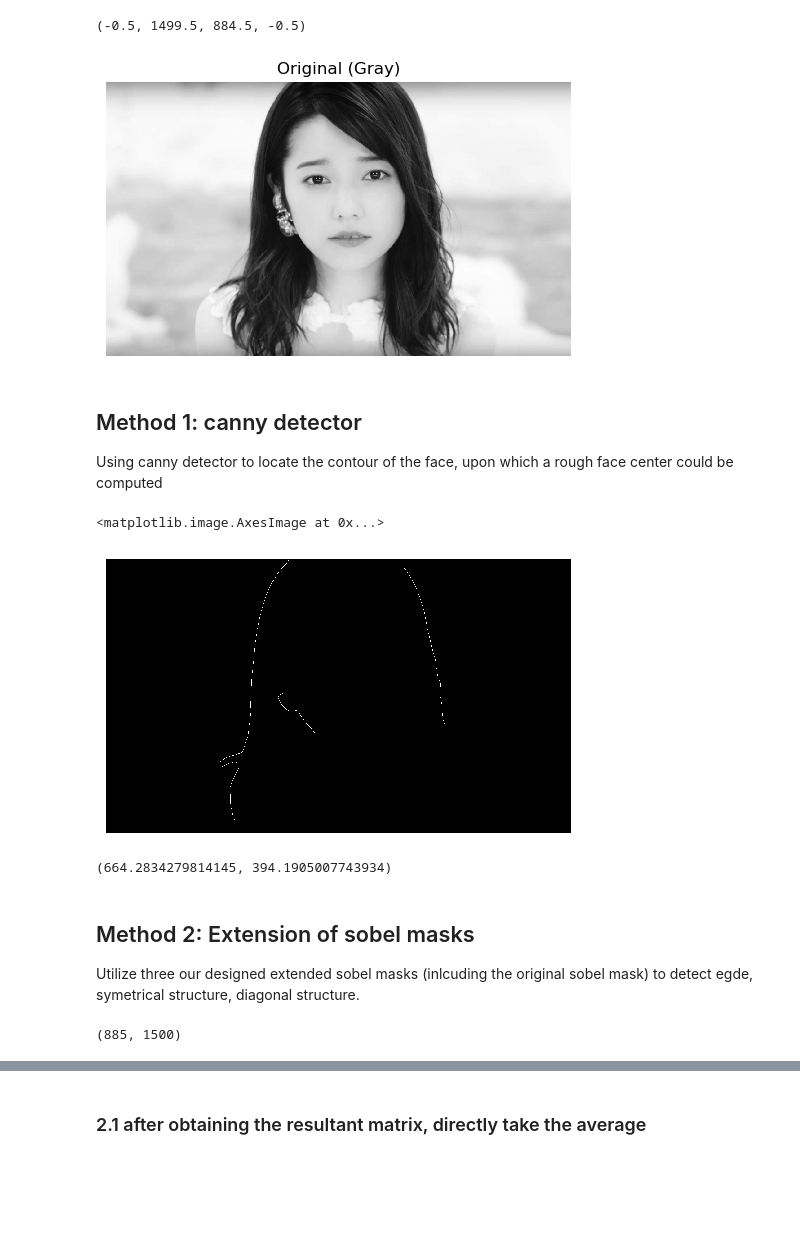
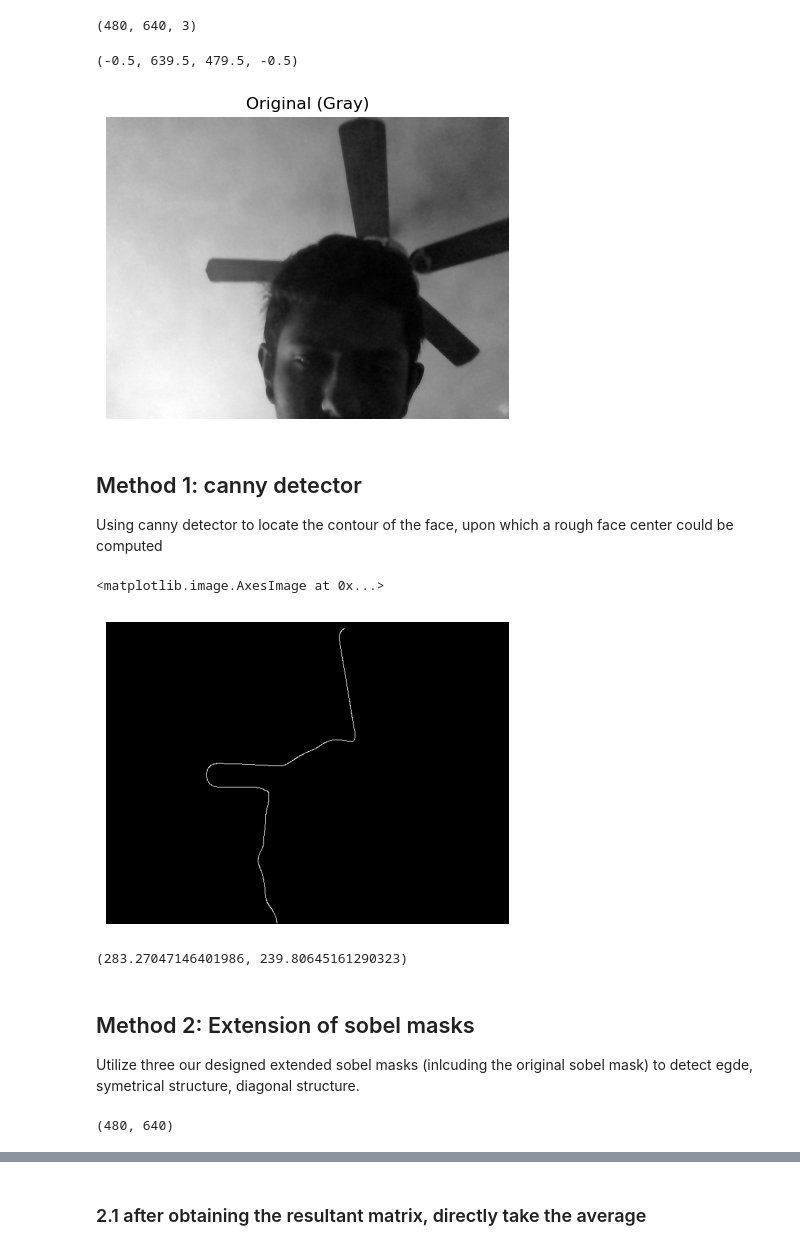
Before and after one commit to Daepak98/AutoFraming, a Jupyter notebook: FaceDetectionViaEdgeDetection_ongoing.ipynb, the cells around one changed output, grey strips where cells are left out. Saved outputs shown, nothing was run; the diff lists cells and outputs as text; code cells hidden in the pictures; blank space fills up the shorter version.

```diff
--- a/FaceDetectionViaEdgeDetection_ongoing.ipynb
+++ b/FaceDetectionViaEdgeDetection_ongoing.ipynb
@@ -31,26 +30,34 @@ original = color.rgb2gray(imread('input/paruru3.jpg'))
+# %%
+v = cv2.VideoCapture(0)
+_, original = v.read()
+v.release()
+
+# original = cv2.cvtColor(original, cv2.COLOR_RGB2GRAY)
+# %% [output]
+(480, 640, 3)
 # %%
 
 plt.imshow(original, cmap='gray')
 plt.title('Original (Gray)')
 plt.axis('off')
 # %% [output]
-(-0.5, 1499.5, 884.5, -0.5)
+(-0.5, 639.5, 479.5, -0.5)
-[figure, old version]
+[figure, new version]
 # %% [markdown]
 ## Method 1: canny detector
 Using canny detector to locate the contour of the face, upon which a rough face center could be computed
 # %%
-cannyIm = feature.canny(original,8)
+cannyIm = feature.canny(original,7)
 plt.figure()
 plt.axis('off')
 plt.imshow(cannyIm, cmap=cm.gray)
 # %% [output]
 <matplotlib.image.AxesImage at 0x...>
-[figure, old version]
+[figure, new version]
 # %%
 find_center(cannyIm)
 # %% [output]
-(664.2834279814145, 394.1905007743934)
+(283.27047146401986, 239.80645161290323)
 # %% [markdown]
 ## Method 2: Extension of sobel masks
 Utilize three our designed extended sobel masks (inlcuding the original sobel mask) to detect egde, symetrical structure, diagonal structure.
@@ -85,7 +92,7 @@ TD = gImD.reshape(-1)[np.argsort(gImD.reshape(-1))][-int(gImD.shape[0]*gImD.shap
 # %%
 gIm.shape
 # %% [output]
-(885, 1500)
+(480, 640)
 # %%
 fig, ax = plt.subplots(ncols=3)
 
```
Also changed, not shown: parts of 16 cells of this notebook, 19 other files.
